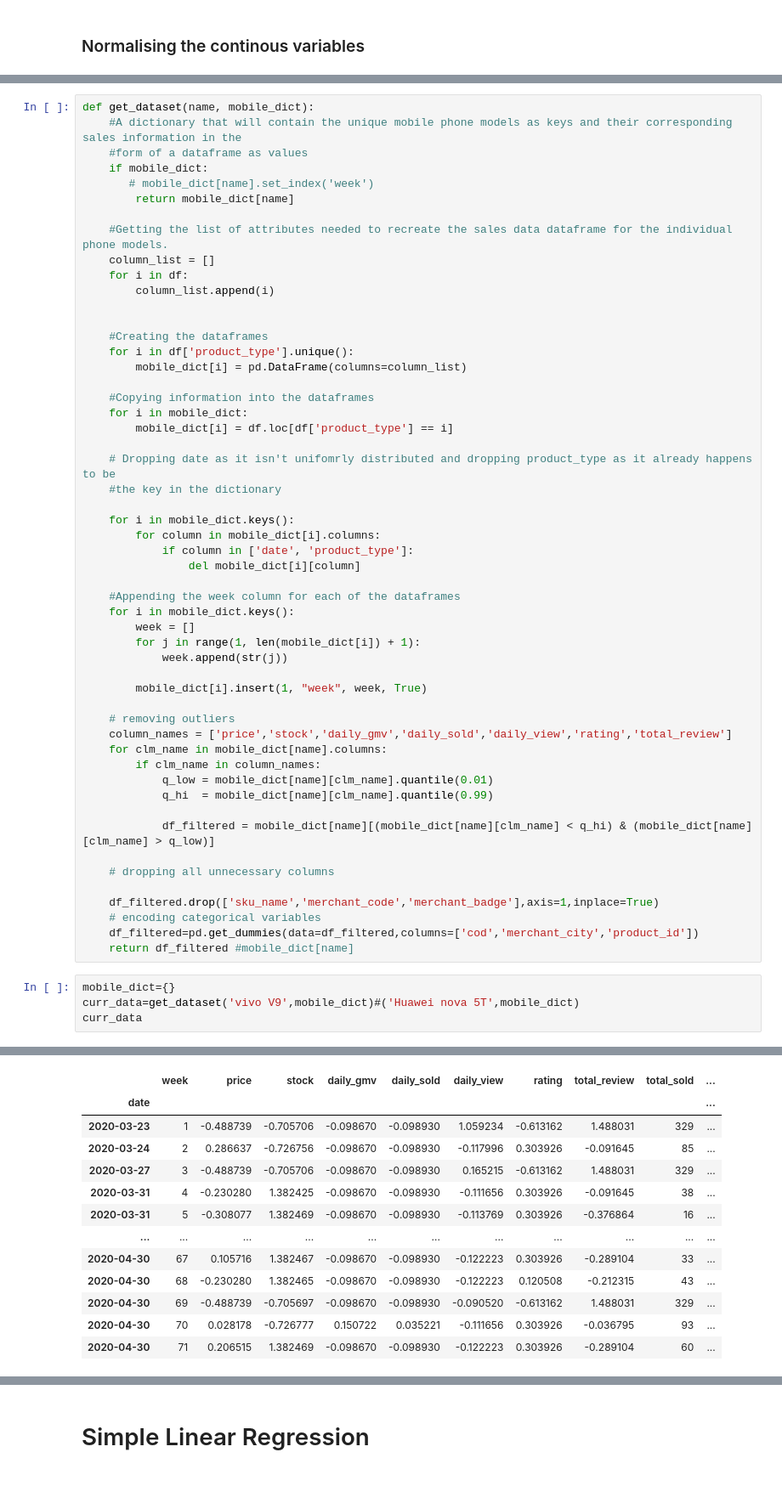
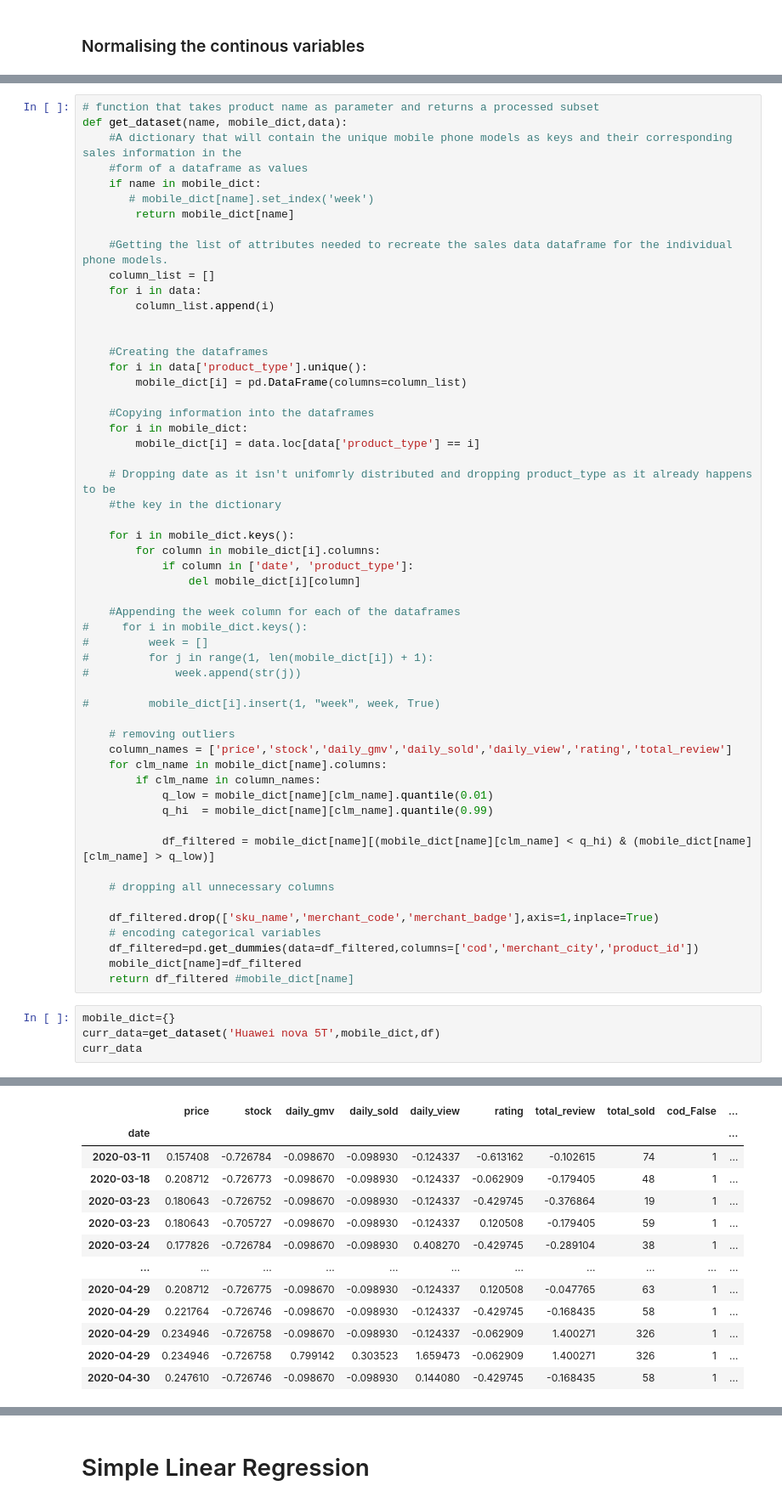
Before and after one commit to sriram1999s/DataAnalytics, a Jupyter notebook: ANALYSIS OF PHONE SALES MARKETPLACE DATA.ipynb, the cells around one changed output, grey strips where cells are left out. Shown at 85% size. Saved outputs shown, nothing was run; the diff lists cells and outputs as text.

```diff
--- a/ANALYSIS OF PHONE SALES MARKETPLACE DATA.ipynb
+++ b/ANALYSIS OF PHONE SALES MARKETPLACE DATA.ipynb
@@ -332,25 +342,26 @@ df_new[column_names] = features
 df=df_new
 # %%
-def get_dataset(name, mobile_dict):
+# function that takes product name as parameter and returns a processed subset
+def get_dataset(name, mobile_dict,data):
     #A dictionary that will contain the unique mobile phone models as keys and their corresponding sales information in the
     #form of a dataframe as values
-    if mobile_dict:
+    if name in mobile_dict:
        # mobile_dict[name].set_index('week')
         return mobile_dict[name]
 
     #Getting the list of attributes needed to recreate the sales data dataframe for the individual phone models.
     column_list = []
-    for i in df:
+    for i in data:
         column_list.append(i)
 
 
     #Creating the dataframes
-    for i in df['product_type'].unique():
+    for i in data['product_type'].unique():
         mobile_dict[i] = pd.DataFrame(columns=column_list)
 
     #Copying information into the dataframes
     for i in mobile_dict:
-        mobile_dict[i] = df.loc[df['product_type'] == i]
+        mobile_dict[i] = data.loc[data['product_type'] == i]
 
     # Dropping date as it isn't unifomrly distributed and dropping product_type as it already happens to be
     #the key in the dictionary
@@ -361,12 +372,12 @@ def get_dataset(name, mobile_dict):
                 del mobile_dict[i][column]
 
     #Appending the week column for each of the dataframes
-    for i in mobile_dict.keys():
-        week = []
-        for j in range(1, len(mobile_dict[i]) + 1):
-            week.append(str(j))
+#     for i in mobile_dict.keys():
+#         week = []
+#         for j in range(1, len(mobile_dict[i]) + 1):
+#             week.append(str(j))
 
-        mobile_dict[i].insert(1, "week", week, True)
+#         mobile_dict[i].insert(1, "week", week, True)
 
     # removing outliers
     column_names = ['price','stock','daily_gmv','daily_sold','daily_view','rating','total_review']
@@ -382,26 +393,27 @@ def get_dataset(name, mobile_dict):
     df_filtered.drop(['sku_name','merchant_code','merchant_badge'],axis=1,inplace=True)
     # encoding categorical variables
     df_filtered=pd.get_dummies(data=df_filtered,columns=['cod','merchant_city','product_id'])
+    mobile_dict[name]=df_filtered
     return df_filtered #mobile_dict[name]
 # %%
 mobile_dict={}
-curr_data=get_dataset('vivo V9',mobile_dict)#('Huawei nova 5T',mobile_dict)
+curr_data=get_dataset('Huawei nova 5T',mobile_dict,df)
 curr_data
 # %% [output]
 A value is trying to be set on a copy of a slice from a DataFrame
 
 See the caveats in the documentation: https://pandas.pydata.org/pandas-docs/stable/user_guide/indexing.html#returning-a-view-versus-a-copy
   return super().drop(
-|  | week | price | stock | daily_gmv | daily_sold | daily_view | rating | total_review | total_sold | ... |
+|  | price | stock | daily_gmv | daily_sold | daily_view | rating | total_review | total_sold | cod_False | ... |
 | date |  |  |  |  |  |  |  |  |  | ... |
-| 2020-03-23 | 1 | -0.488739 | -0.705706 | -0.098670 | -0.098930 | 1.059234 | -0.613162 | 1.488031 | 329 | ... |
-| 2020-03-24 | 2 | 0.286637 | -0.726756 | -0.098670 | -0.098930 | -0.117996 | 0.303926 | -0.091645 | 85 | ... |
-| 2020-03-27 | 3 | -0.488739 | -0.705706 | -0.098670 | -0.098930 | 0.165215 | -0.613162 | 1.488031 | 329 | ... |
-| 2020-03-31 | 4 | -0.230280 | 1.382425 | -0.098670 | -0.098930 | -0.111656 | 0.303926 | -0.091645 | 38 | ... |
-| 2020-03-31 | 5 | -0.308077 | 1.382469 | -0.098670 | -0.098930 | -0.113769 | 0.303926 | -0.376864 | 16 | ... |
+| 2020-03-11 | 0.157408 | -0.726784 | -0.098670 | -0.098930 | -0.124337 | -0.613162 | -0.102615 | 74 | 1 | ... |
+| 2020-03-18 | 0.208712 | -0.726773 | -0.098670 | -0.098930 | -0.124337 | -0.062909 | -0.179405 | 48 | 1 | ... |
+| 2020-03-23 | 0.180643 | -0.726752 | -0.098670 | -0.098930 | -0.124337 | -0.429745 | -0.376864 | 19 | 1 | ... |
+| 2020-03-23 | 0.180643 | -0.705727 | -0.098670 | -0.098930 | -0.124337 | 0.120508 | -0.179405 | 59 | 1 | ... |
+| 2020-03-24 | 0.177826 | -0.726784 | -0.098670 | -0.098930 | 0.408270 | -0.429745 | -0.289104 | 38 | 1 | ... |
 | ... | ... | ... | ... | ... | ... | ... | ... | ... | ... | ... |
-| 2020-04-30 | 67 | 0.105716 | 1.382467 | -0.098670 | -0.098930 | -0.122223 | 0.303926 | -0.289104 | 33 | ... |
-| 2020-04-30 | 68 | -0.230280 | 1.382465 | -0.098670 | -0.098930 | -0.122223 | 0.120508 | -0.212315 | 43 | ... |
-| 2020-04-30 | 69 | -0.488739 | -0.705697 | -0.098670 | -0.098930 | -0.090520 | -0.613162 | 1.488031 | 329 | ... |
-| 2020-04-30 | 70 | 0.028178 | -0.726777 | 0.150722 | 0.035221 | -0.111656 | 0.303926 | -0.036795 | 93 | ... |
-| 2020-04-30 | 71 | 0.206515 | 1.382469 | -0.098670 | -0.098930 | -0.122223 | 0.303926 | -0.289104 | 60 | ... |
+| 2020-04-29 | 0.208712 | -0.726775 | -0.098670 | -0.098930 | -0.124337 | 0.120508 | -0.047765 | 63 | 1 | ... |
+| 2020-04-29 | 0.221764 | -0.726746 | -0.098670 | -0.098930 | -0.124337 | -0.429745 | -0.168435 | 58 | 1 | ... |
+| 2020-04-29 | 0.234946 | -0.726758 | -0.098670 | -0.098930 | -0.124337 | -0.062909 | 1.400271 | 326 | 1 | ... |
+| 2020-04-29 | 0.234946 | -0.726758 | 0.799142 | 0.303523 | 1.659473 | -0.062909 | 1.400271 | 326 | 1 | ... |
+| 2020-04-30 | 0.247610 | -0.726746 | -0.098670 | -0.098930 | 0.144080 | -0.429745 | -0.168435 | 58 | 1 | ... |
```
Also changed, not shown: parts of 40 cells of this notebook.
